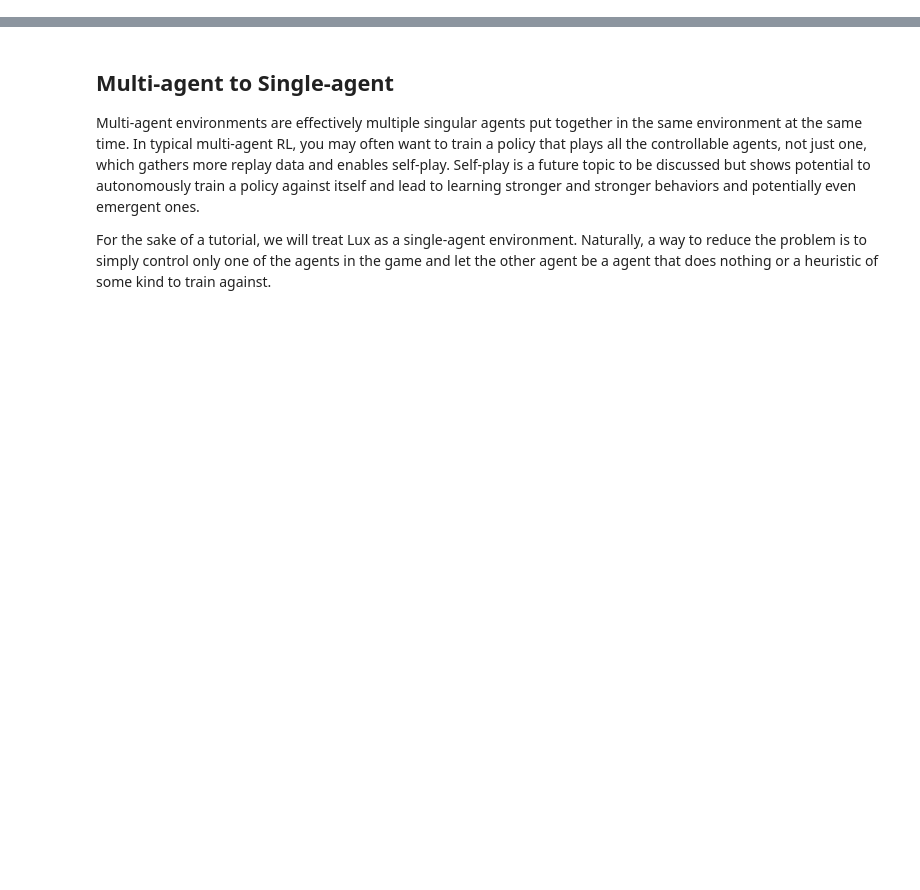
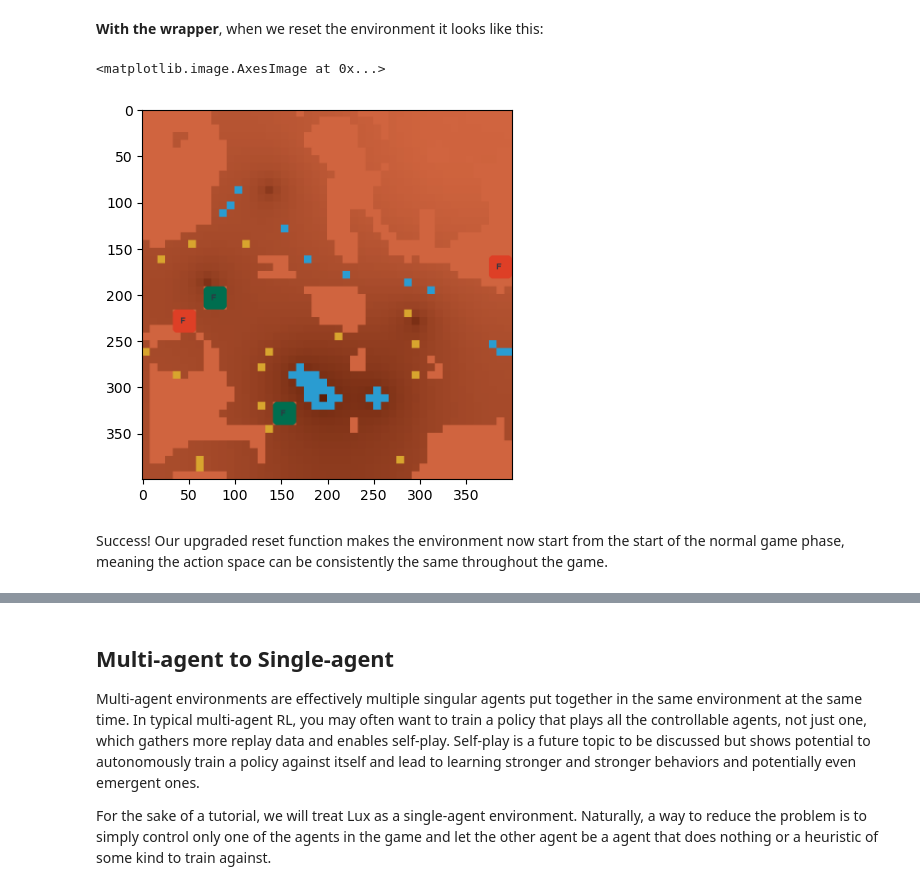
Before and after one commit to Lux-AI-Challenge/Lux-Design-S2, a Jupyter notebook: examples/tutorials/2_rl_for_lux.ipynb, the cells around one changed output, grey strips where cells are left out. Cells and saved outputs as stored; diff of their text form; code cells hidden in the pictures; blank space fills up the shorter version.

```diff
--- a/examples/tutorials/2_rl_for_lux.ipynb
+++ b/examples/tutorials/2_rl_for_lux.ipynb
@@ -14,0 +79,16 @@ An upcoming part 3 tutorial will go over how to tackle the multi-agent setting t
+# %%
+def zero_bid(player, obs: ObservationStateDict) -> BidActionType:
+    # a policy that always bids 0
+    faction = "AlphaStrike"
+    if player == "player_1":
+        faction = "MotherMars"
+    return dict(bid=0, faction=faction)
+
+def random_factory_placement(player, obs: ObservationStateDict) -> FactoryPlacementActionType:
+    """
+    This policy places factories with 150 water and metal at random locations
+    """
+    # we will spawn our factory in a random location with 150 metal and water if it is our turn to place
+    potential_spawns = np.array(list(zip(*np.where(obs["board"]["valid_spawns_mask"] == 1))))
+    spawn_loc = potential_spawns[np.random.randint(0, len(potential_spawns))]
+    return dict(spawn=spawn_loc, metal=150, water=150)
@@ -14,0 +106,14 @@ An upcoming part 3 tutorial will go over how to tackle the multi-agent setting t
+# %% [markdown]
+**With the wrapper**, when we reset the environment it looks like this:
+# %%
+import matplotlib.pyplot as plt
+env = gym.make("LuxAI_S2-v0")
+env = SB3Wrapper(env, zero_bid, random_factory_placement)
+env.reset(seed=0)
+img = env.render("rgb_array")
+plt.imshow(img)
+# %% [output]
+<matplotlib.image.AxesImage at 0x...>
+[figure, added]
+# %% [markdown]
+Success! Our upgraded reset function makes the environment now start from the start of the normal game phase, meaning the action space can be consistently the same throughout the game.
```
Also changed, not shown: parts of 9 cells of this notebook, 4 other files.
